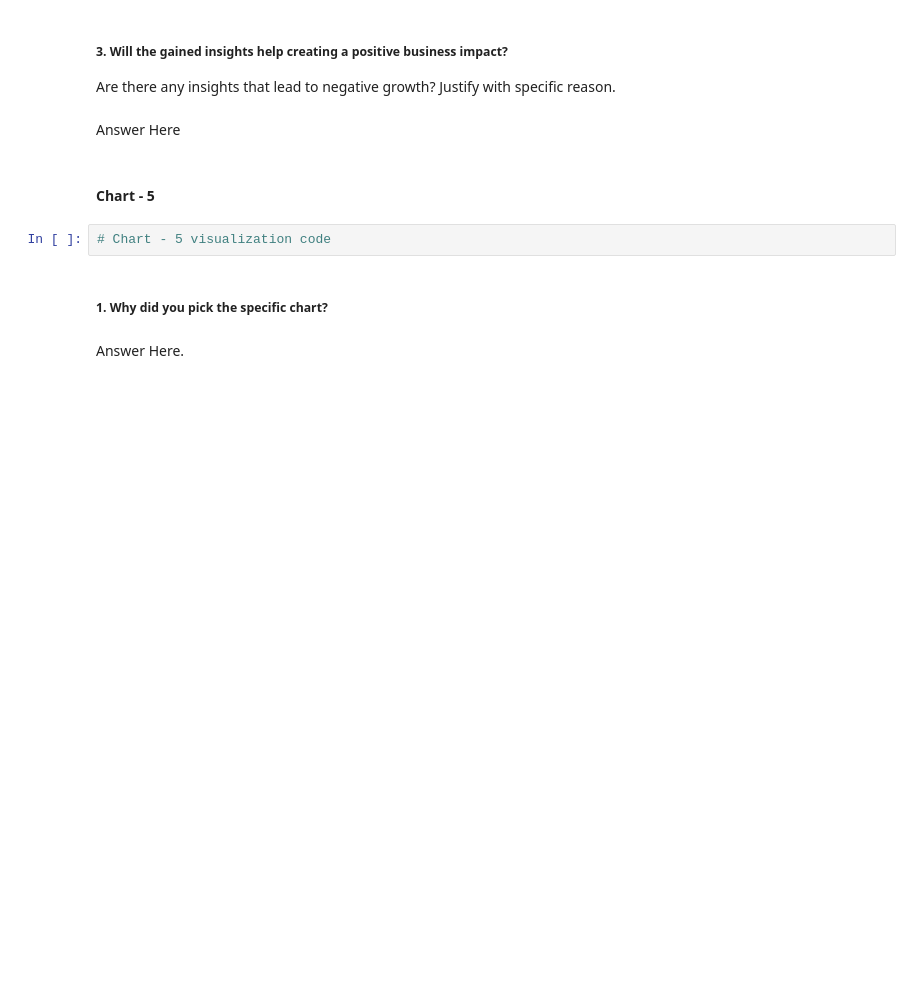
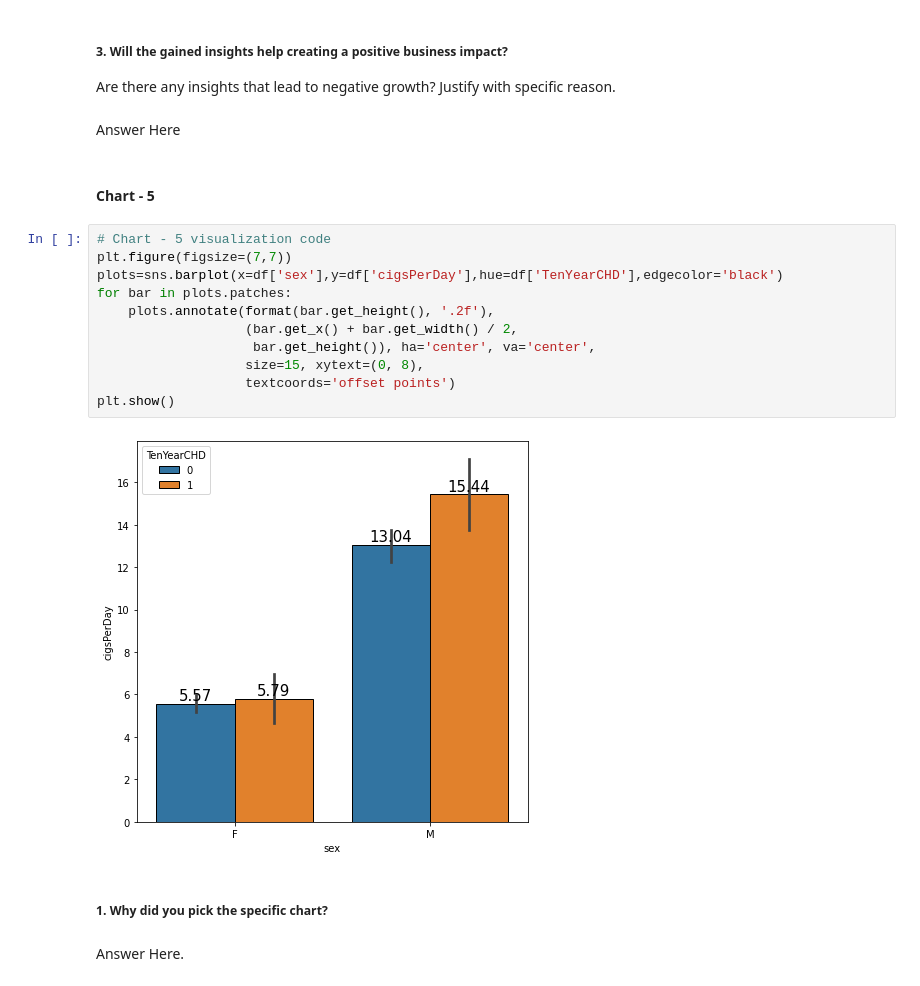
Before and after one commit to Shahrukh2016/Cardiovascular_Risk_Prediction, a Jupyter notebook: IndividualColab_CardiovascularRiskPrediction.ipynb, the cells around one changed output. Saved outputs shown, nothing was run; the diff lists cells and outputs as text; blank space fills up the shorter version.

```diff
--- a/IndividualColab_CardiovascularRiskPrediction.ipynb
+++ b/IndividualColab_CardiovascularRiskPrediction.ipynb
@@ -328,8 +476,19 @@ Are there any insights that lead to negative growth? Justify with specific reaso
 Answer Here
 # %% [markdown]
 #### Chart - 5
-# %%
-# Chart - 5 visualization code
+# %%
+# Chart - 5 visualization code
+plt.figure(figsize=(7,7))
+plots=sns.barplot(x=df['sex'],y=df['cigsPerDay'],hue=df['TenYearCHD'],edgecolor='black')
+for bar in plots.patches:
+    plots.annotate(format(bar.get_height(), '.2f'),
+                   (bar.get_x() + bar.get_width() / 2,
+                    bar.get_height()), ha='center', va='center',
+                   size=15, xytext=(0, 8),
+                   textcoords='offset points')
+plt.show()
+# %% [output]
+[figure, added]
 # %% [markdown]
 ##### 1. Why did you pick the specific chart?
 # %% [markdown]
```
Also changed, not shown: parts of 34 cells of this notebook.
